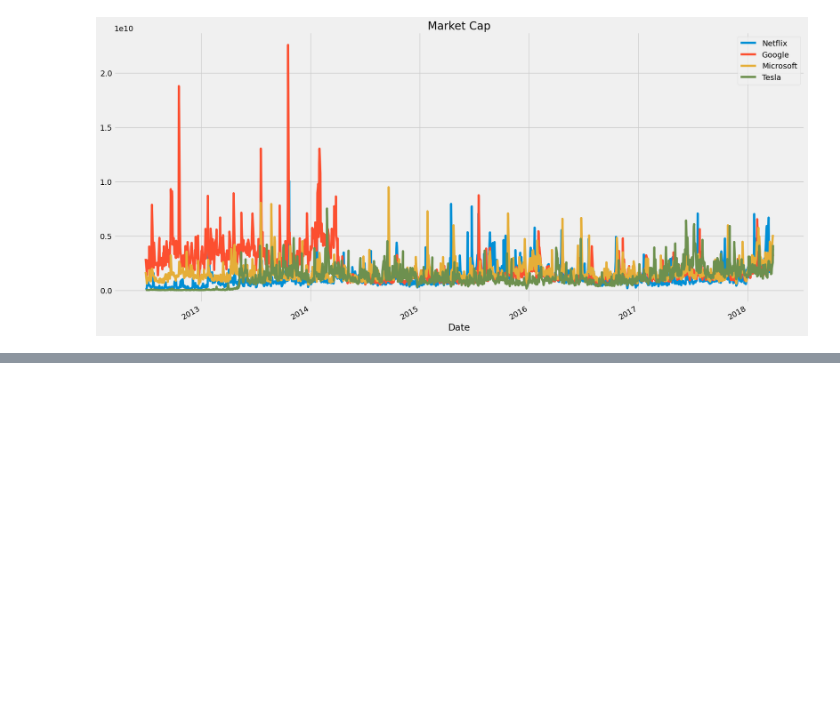
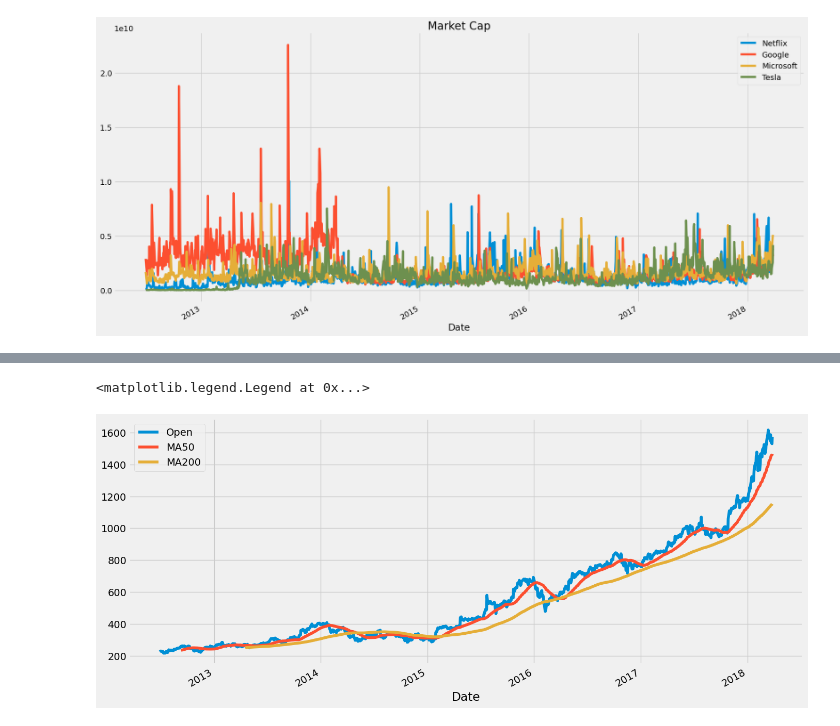
Before and after one commit to somagain/nasdaq_stock_analysis, a Jupyter notebook: stock_nasdaq.ipynb, the cells around one changed output, grey strips where cells are left out. Cells and saved outputs as stored; diff of their text form; code cells hidden in the pictures; blank space fills up the shorter version.

```diff
--- a/stock_nasdaq.ipynb
+++ b/stock_nasdaq.ipynb
@@ -186,0 +220,10 @@ plt.legend()
+# %%
+amzn['MA50'] = amzn['Open'].rolling(50).mean()
+amzn['MA200'] = amzn['Open'].rolling(200).mean()
+amzn['Open'].plot(figsize = (15,7))
+amzn['MA50'].plot()
+amzn['MA200'].plot()
+plt.legend()
+# %% [output]
+<matplotlib.legend.Legend at 0x...>
+[figure, added]
```
Also changed, not shown: parts of 4 cells of this notebook.
